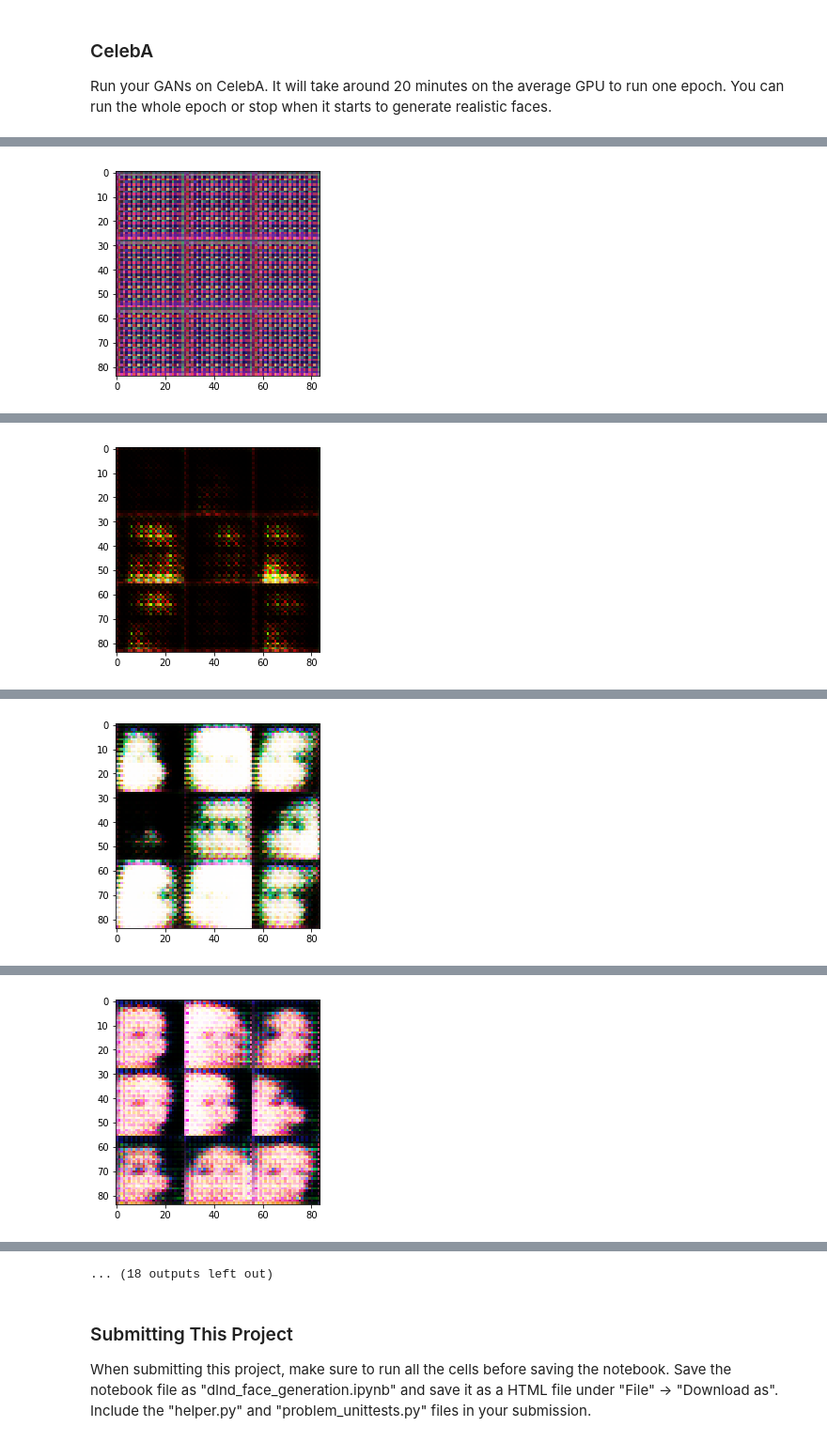
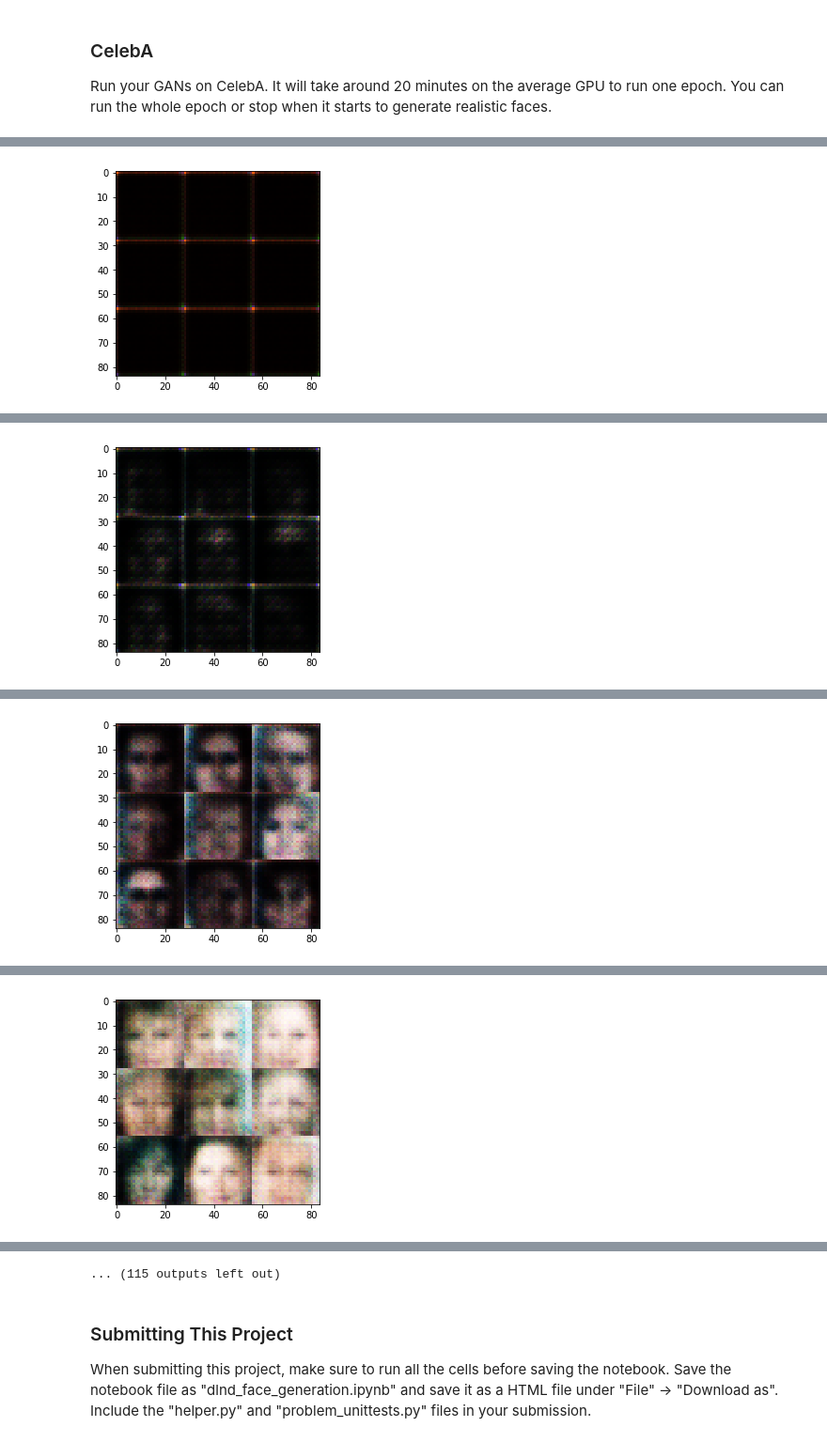
Before and after one commit to dryguz/udacity_face_generation, a Jupyter notebook: dlnd_face_generation.ipynb, the cells around one changed output, grey strips where cells are left out. Shown at 94% size. Cells and saved outputs as stored; diff of their text form; code cells hidden in the pictures.

Commit message:
Lowwered batch size, added dropout, decreaces beta1

```diff
--- a/dlnd_face_generation.ipynb
+++ b/dlnd_face_generation.ipynb
@@ -111,7 +111,7 @@ def model_inputs(image_width, image_height, image_channels, z_dim):
 
     input_real = tf.placeholder(tf.float32, (None, image_width, image_height, image_channels), name='input_real')
     input_z = tf.placeholder(tf.float32, (None, z_dim), name='input_z')
-    learining_rate = tf.placeholder(tf.float32)
+    learining_rate = tf.placeholder(tf.float32, shape=())
 
     return input_real, input_z, learining_rate
 
@@ -142,11 +142,13 @@ def discriminator(images, reuse=False):
         # images size  14,14, 64
 
         hl1 = tf.layers.conv2d(input_layer, 128, 5, strides=2, padding='same', kernel_initializer=tf.random_normal_initializer(stddev=0.02))
+        hl1 = tf.layers.dropout(hl1, rate=0.2)
         hl1 = tf.layers.batch_normalization(hl1, training=True)
         hl1 = tf.maximum(hl1* alpha, hl1)
         # image size 7,7,128
 
         hl2 = tf.layers.conv2d(hl1, 256, 5, strides=1, padding='same', kernel_initializer=tf.random_normal_initializer(stddev=0.02))
+        hl2 = tf.layers.dropout(hl2, rate=0.2)
         hl2 = tf.layers.batch_normalization(hl2, training=True)
         hl2 = tf.maximum(hl2* alpha, hl2)
         # image size 7,7,256
@@ -182,16 +184,19 @@ def generator(z, out_channel_dim, is_train=True):
         # image size 7x7x512
 
         l2 = tf.layers.conv2d_transpose(l1, 256, 5, strides=2, padding='same')
+        l2 = tf.layers.dropout(l2, rate=0.2)
         l2 = tf.layers.batch_normalization(l2, training=is_train)
         l2 = tf.maximum(l2*alpha, l2)
         # image size 14x14x256
 
         l3 = tf.layers.conv2d_transpose(l2, 128, 5, strides=2, padding='same')
+        l3 = tf.layers.dropout(l3, rate=0.2)
         l3 = tf.layers.batch_normalization(l3, training=is_train)
         l3 = tf.maximum(l3*alpha, l3)
         # image size 28x28x128
 
         l4 = tf.layers.conv2d_transpose(l3, 64, 5, strides=1, padding='same')
+        l4 = tf.layers.dropout(l4, rate=0.2)
         l4 = tf.layers.batch_normalization(l4, training=is_train)
         l4 = tf.maximum(alpha*l4, l4)
         #now 28x28x64
@@ -336,12 +341,12 @@ def train(epoch_count, batch_size, z_dim, learning_rate, beta1, get_batches, dat
                                                 l_rate: learning_rate})
 
                 if steps % print_every == 0:
+                    show_generator_output(sess, 10, input_z, image_channels, data_image_mode)
+                if steps % (print_every/5) == 0:
                     training_d_loss = d_loss.eval({input_real: batch_images, input_z: batch_z})
                     training_g_loss = g_loss.eval({input_z: batch_z})
                     print("Discriminator Loss: {:.4f}".format(training_d_loss),
-                         "Generator Loss: {:.4f}".format(training_g_loss))
-
-                    show_generator_output(sess, 10, input_z, image_channels, data_image_mode)
+                             "Generator Loss: {:.4f}".format(training_g_loss))
 # %% [markdown]
 ### MNIST
 Test your GANs architecture on MNIST.  After 2 epochs, the GANs should be able to generate images that look like handwritten digits.  Make sure the loss of the generator is lower than the loss of the discriminator or close to 0.
@@ -379,11 +407,11 @@ Discriminator Loss: 0.5590 Generator Loss: 3.0964
 ### CelebA
 Run your GANs on CelebA.  It will take around 20 minutes on the average GPU to run one epoch.  You can run the whole epoch or stop when it starts to generate realistic faces.
 # %%
-batch_size = 128
+batch_size = 32
 z_dim = 100
 learning_rate = 0.0001
 
-beta1 = 0.9
+beta1 = 0.6
 
 
 """
@@ -400 +431 @@ Discriminator Loss: 0.4284 Generator Loss: 4.0145
-[figure, old version]
+[figure, new version]
@@ -402 +437 @@ Discriminator Loss: 0.4838 Generator Loss: 3.6413
-[figure, old version]
+[figure, new version]
@@ -404 +443 @@ Discriminator Loss: 0.3789 Generator Loss: 4.6847
-[figure, old version]
+[figure, new version]
@@ -406 +449 @@ Discriminator Loss: 0.4049 Generator Loss: 3.6427
-[figure, old version]
+[figure, new version]
@@ -411,4 +462,4 @@ Discriminator Loss: 0.3867 Generator Loss: 3.9411
-... (18 outputs left out)
+... (115 outputs left out)
 # %% [markdown]
 ### Submitting This Project
 When submitting this project, make sure to run all the cells before saving the notebook. Save the notebook file as "dlnd_face_generation.ipynb" and save it as a HTML file under "File" -> "Download as". Include the "helper.py" and "problem_unittests.py" files in your submission.
```
Also changed, not shown: parts of 5 cells of this notebook, 1 other file.
